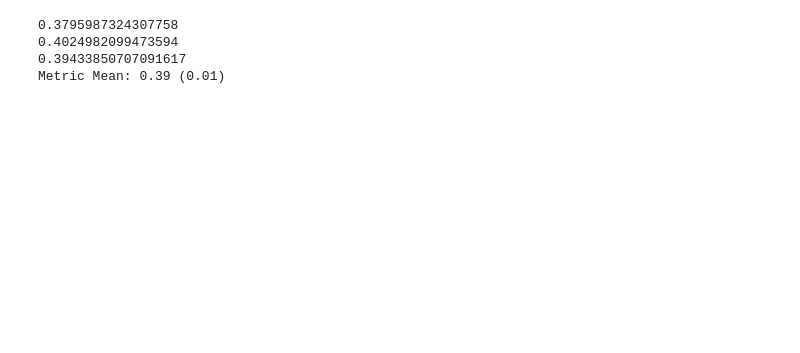
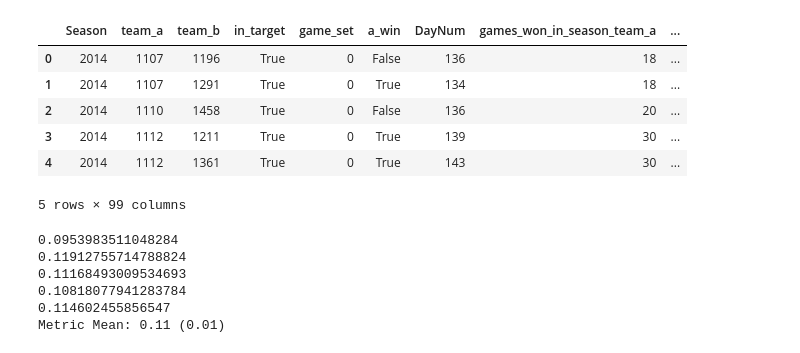
Before and after one commit to TheMoods/MarchMadness, a Jupyter notebook: 4_Jonas_XGB_Ensemble.ipynb, the cells around one changed output. Saved outputs shown, nothing was run; the diff lists cells and outputs as text; code cells hidden in the pictures; blank space fills up the shorter version.

```diff
--- a/4_Jonas_XGB_Ensemble.ipynb
+++ b/4_Jonas_XGB_Ensemble.ipynb
@@ -43,3 +47,20 @@ data.head()
+# %%
+knn_pred = pd.read_csv('data/knn_model_out.csv', dtype={
+    'team_a': str,
+    'team_b': str,
+    'Season': str
+})
+data = pd.merge(data, knn_pred, on=['Season', 'team_a', 'team_b', 'DayNum'])\
+    .rename(columns={'Pred': 'knn_pred'}).drop('ID', axis=1)
+data.head()
+# %% [output]
+|  | Season | team_a | team_b | in_target | game_set | a_win | DayNum | games_won_in_season_team_a | ... |
+| 0 | 2014 | 1107 | 1196 | True | 0 | False | 136 | 18 | ... |
+| 1 | 2014 | 1107 | 1291 | True | 0 | True | 134 | 18 | ... |
+| 2 | 2014 | 1110 | 1458 | True | 0 | False | 136 | 20 | ... |
+| 3 | 2014 | 1112 | 1211 | True | 0 | True | 139 | 30 | ... |
+| 4 | 2014 | 1112 | 1361 | True | 0 | True | 143 | 30 | ... |
+5 rows × 99 columns
 # %%
 from xgboost import XGBClassifier
 from sklearn.model_selection import KFold
@@ -49,12 +70,12 @@ from sklearn.metrics import log_loss
 X = data.drop(['Season', 'team_a', 'team_b', 'a_win', 'in_target', 'DayNum'], axis=1)
 y = data[['a_win', 'game_set']]
 
-kf = KFold(n_splits=3, shuffle=True)
+kf = KFold(n_splits=5, shuffle=True)
 metrics = []
 for tr_i, t_i in kf.split(X):
     X_tr, y_tr = X.iloc[tr_i], y.iloc[tr_i].a_win
     X_t, y_t = X.iloc[t_i], y.iloc[t_i].a_win
-    xgb = XGBClassifier(max_depth=2, n_estimators=250)
+    xgb = XGBClassifier(max_depth=7, subsample=.8)
     xgb.fit(X_tr.values, y_tr)
     preds = xgb.predict_proba(X_t.values)
     ncaa_true = y.iloc[t_i][y.iloc[t_i].game_set == 0]
@@ -64,11 +85,16 @@ for tr_i, t_i in kf.split(X):
     metrics.append(metric)
 
 print('Metric Mean: {:.2f} ({:.2f})'.format(np.mean(metrics), np.std(metrics)))
+# plt.figure(figsize=(20,4))
+# plt.hist(metrics, bins=10)
+# plt.show()
 # %% [output]
-0.3795987324307758
-0.4024982099473594
-0.39433850707091617
-Metric Mean: 0.39 (0.01)
+0.0953983511048284
+0.11912755714788824
+0.11168493009534693
+0.10818077941283784
+0.114602455856547
+Metric Mean: 0.11 (0.01)
 # %%
 from xgboost import plot_importance
 
```
Also changed, not shown: parts of 5 cells of this notebook, 3 other files.
